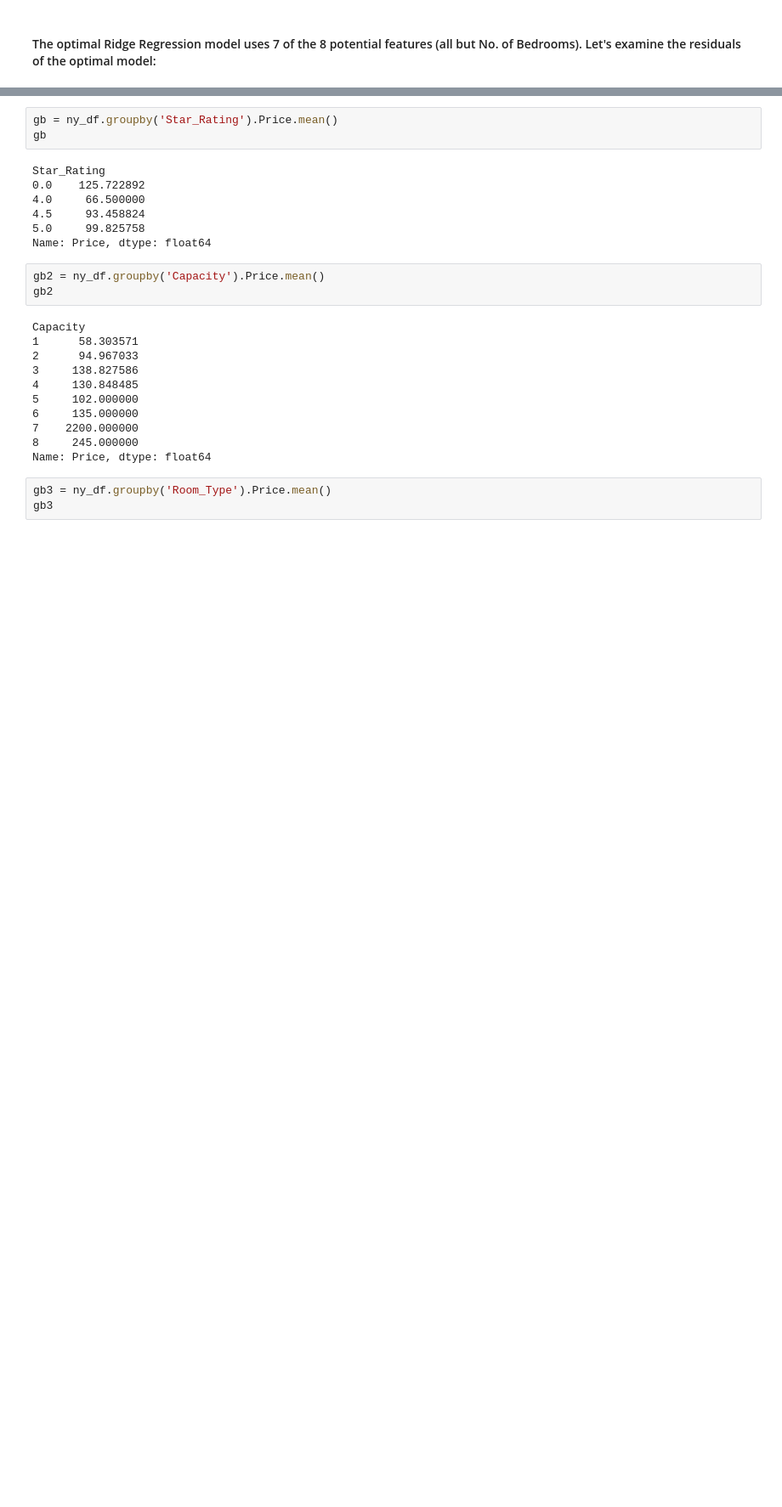
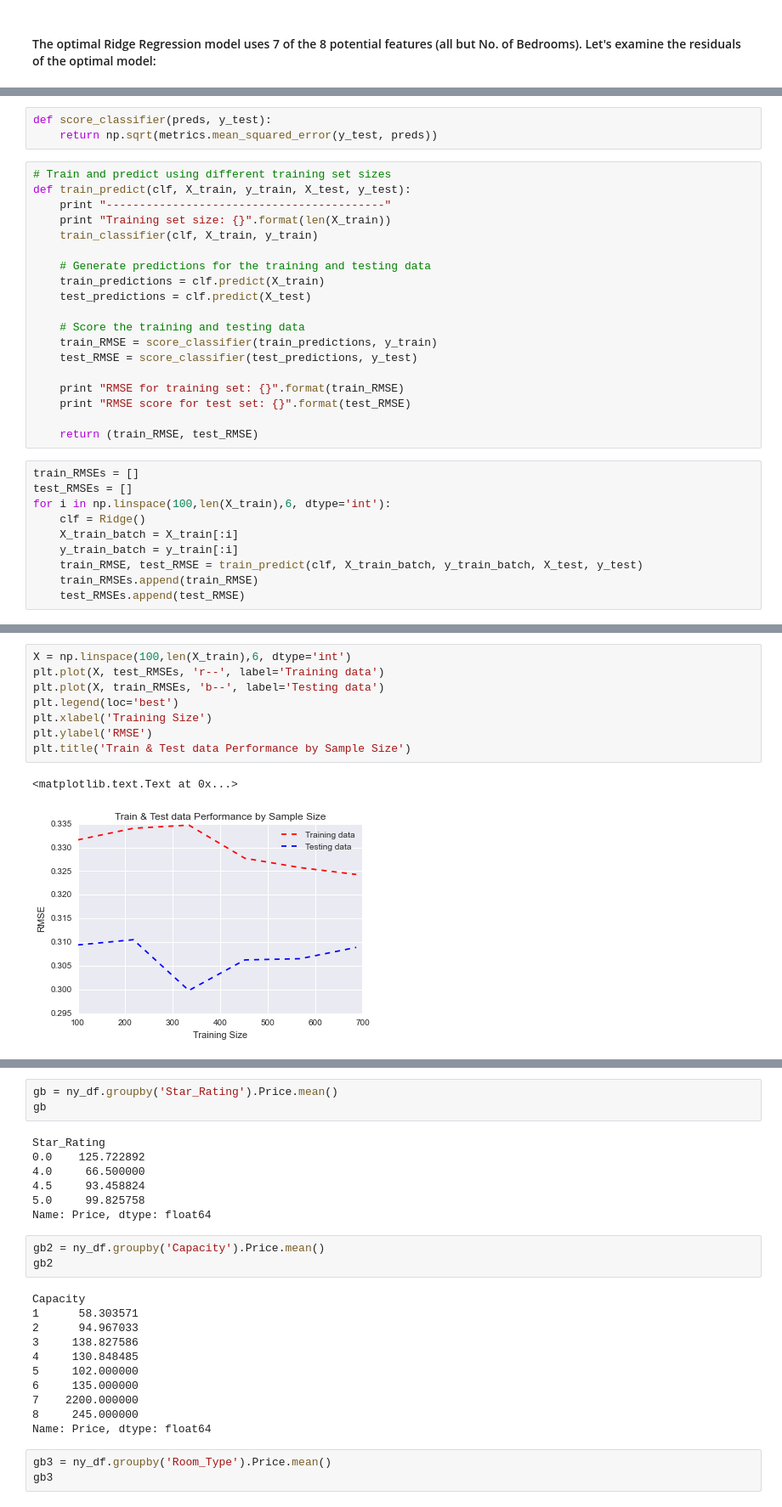
Before and after one commit to peacing/bkds-datachallenge-singman-paul, a Jupyter notebook: case-study-writeup.ipynb, the cells around one changed output, grey strips where cells are left out. Shown: that part at 85% size. Drawn from its saved outputs; the diff is of its cells as text; blank space fills up the shorter version.

```diff
--- a/case-study-writeup.ipynb
+++ b/case-study-writeup.ipynb
@@ -477,0 +536,32 @@ min_thing
+# %%
+def score_classifier(preds, y_test):
+    return np.sqrt(metrics.mean_squared_error(y_test, preds))
+# %%
+# Train and predict using different training set sizes
+def train_predict(clf, X_train, y_train, X_test, y_test):
+    print "------------------------------------------"
+    print "Training set size: {}".format(len(X_train))
+    train_classifier(clf, X_train, y_train)
+
+    # Generate predictions for the training and testing data
+    train_predictions = clf.predict(X_train)
+    test_predictions = clf.predict(X_test)
+
+    # Score the training and testing data
+    train_RMSE = score_classifier(train_predictions, y_train)
+    test_RMSE = score_classifier(test_predictions, y_test)
+
+    print "RMSE for training set: {}".format(train_RMSE)
+    print "RMSE score for test set: {}".format(test_RMSE)
+
+    return (train_RMSE, test_RMSE)
+# %%
+train_RMSEs = []
+test_RMSEs = []
+for i in np.linspace(100,len(X_train),6, dtype='int'):
+    clf = Ridge()
+    X_train_batch = X_train[:i]
+    y_train_batch = y_train[:i]
+    train_RMSE, test_RMSE = train_predict(clf, X_train_batch, y_train_batch, X_test, y_test)
+    train_RMSEs.append(train_RMSE)
+    test_RMSEs.append(test_RMSE)
@@ -477,0 +586,11 @@ min_thing
+# %%
+X = np.linspace(100,len(X_train),6, dtype='int')
+plt.plot(X, test_RMSEs, 'r--', label='Training data')
+plt.plot(X, train_RMSEs, 'b--', label='Testing data')
+plt.legend(loc='best')
+plt.xlabel('Training Size')
+plt.ylabel('RMSE')
+plt.title('Train & Test data Performance by Sample Size')
+# %% [output]
+<matplotlib.text.Text at 0x...>
+[figure, added]
```
Also changed, not shown: parts of 24 cells of this notebook.
